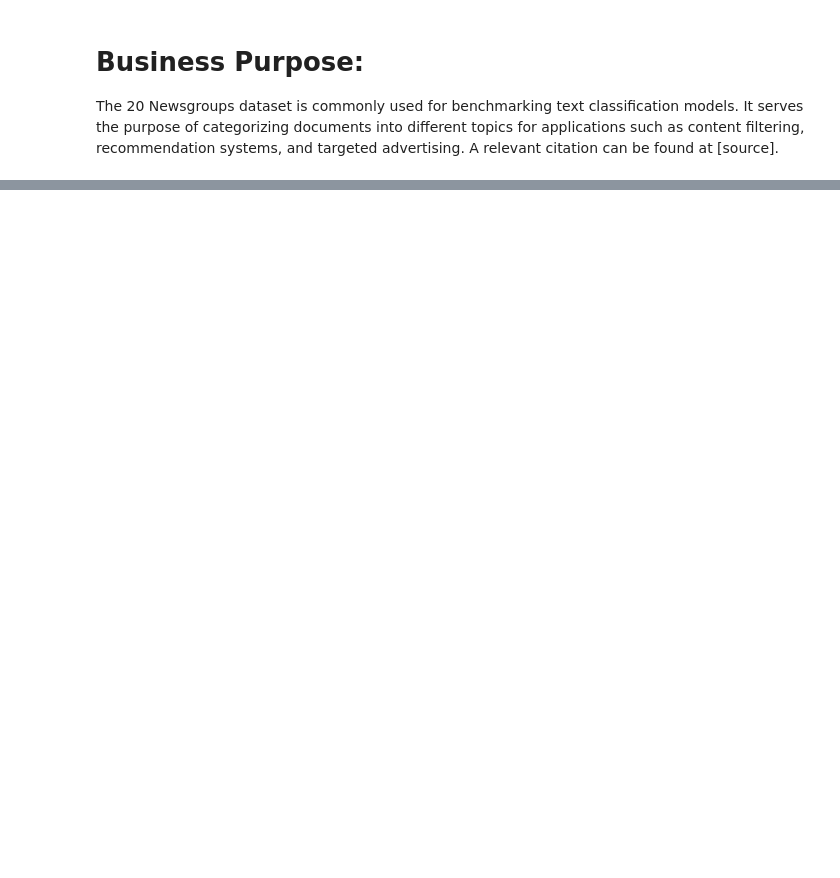
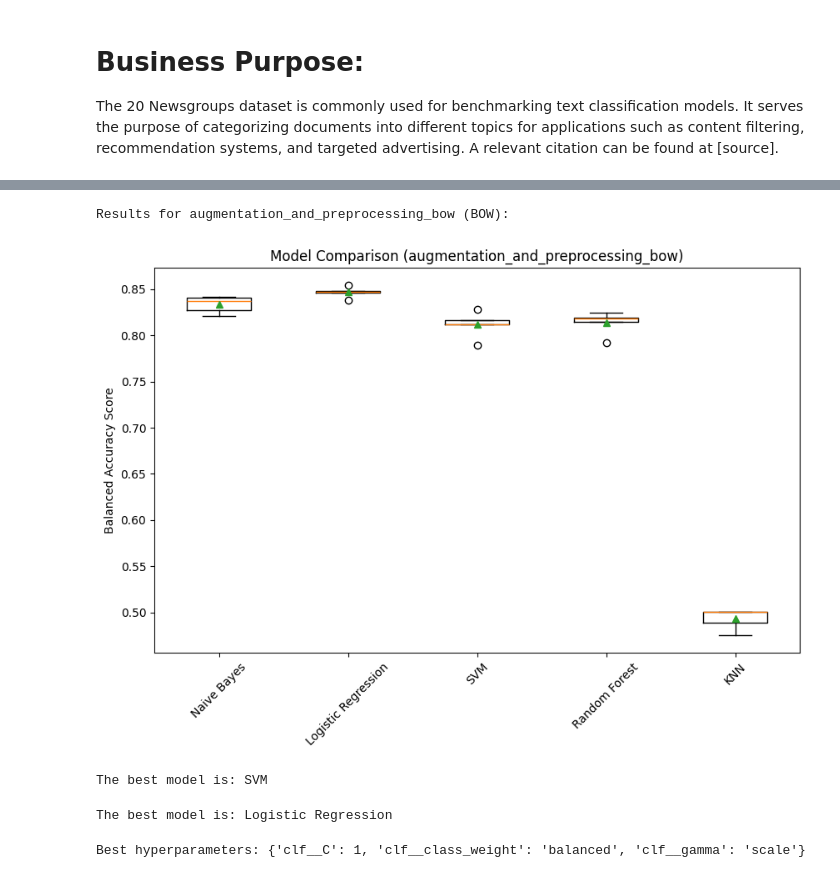
Before and after one commit to NicolasQueiroga/ai-nlp, a Jupyter notebook: 20_newsgroups_classification.ipynb, the cells around one changed output, grey strips where cells are left out. Cells and saved outputs as stored; diff of their text form; code cells hidden in the pictures; blank space fills up the shorter version.

```diff
--- a/20_newsgroups_classification.ipynb
+++ b/20_newsgroups_classification.ipynb
@@ -330,0 +330,16 @@ plot_results(results)
+# %%
+models_bow = {
+    "Naive Bayes": create_bow_pipeline(MultinomialNB()),
+    "Logistic Regression": create_bow_pipeline(
+        LogisticRegression(max_iter=1000, n_jobs=-1)
+    ),
+    "SVM": create_bow_pipeline(SVC(kernel="linear")),
+    "Random Forest": create_bow_pipeline(RandomForestClassifier(n_jobs=-1)),
+    "KNN": create_bow_pipeline(KNeighborsClassifier(n_jobs=-1)),
+}
+# %%
+results_per_preprocessing_bow = {
+    "augmentation_and_preprocessing_bow": evaluate_models(
+        models_bow, X_train_aug_preprocessed, y_train, is_balanced
+    ),
+}
@@ -331,21 +372,39 @@ plot_results(results)
+# %%
+for preprocessing_bow, results_bow in results_per_preprocessing_bow.items():
+    print(f"Results for {preprocessing_bow} (BOW):")
+    plot_results(results_bow, preprocessing_bow)
+# %% [output]
+Results for augmentation_and_preprocessing_bow (BOW):
+[figure, added]
 # %%
-best_model_name = max(results, key=lambda model: results[model].mean())
-print(f"The best model is: {best_model_name}")
+best_model_name_tfidf = max(results_tfidf, key=lambda model: results_tfidf[model].mean())
+print(f"The best model is: {best_model_name_tfidf}")
+# %% [output]
+The best model is: SVM
+# %%
+best_model_name_bow = max(results_bow, key=lambda model: results_bow[model].mean())
+print(f"The best model is: {best_model_name_bow}")
+# %% [output]
+The best model is: Logistic Regression
 # %%
-best_model_pipeline = models[best_model_name]
+best_model_pipeline = models[best_model_name_tfidf]
 
 param_grids = {
-    "Random Forest": {
-        "clf__n_estimators": [100, 200, 300],
-        "clf__max_depth": [10, 20, 30],
-        "clf__min_samples_split": [2, 5, 10],
-    },
-    "SVM": {"clf__C": [0.1, 1, 10], "clf__gamma": ["scale", "auto"]},
+    "SVM": {
+        "clf__C": [0.1, 1, 10],
+        "clf__gamma": ["scale", "auto"],
+        "clf__class_weight": [
+            None,
+            "balanced",
+        ],
+    }
 }
 
-if best_model_name in param_grids:
-    param_grid = param_grids[best_model_name]
+if best_model_name_tfidf in param_grids:
+    param_grid = param_grids[best_model_name_tfidf]
     best_model_pipeline = perform_grid_search(
-        best_model_pipeline, param_grid, X_train, y_train
+        best_model_pipeline, param_grid, X_train_aug_preprocessed, y_train, is_balanced
     )
+# %% [output]
+Best hyperparameters: {'clf__C': 1, 'clf__class_weight': 'balanced', 'clf__gamma': 'scale'}
 # %%
```
Also changed, not shown: parts of 39 cells of this notebook, 6 other files.
